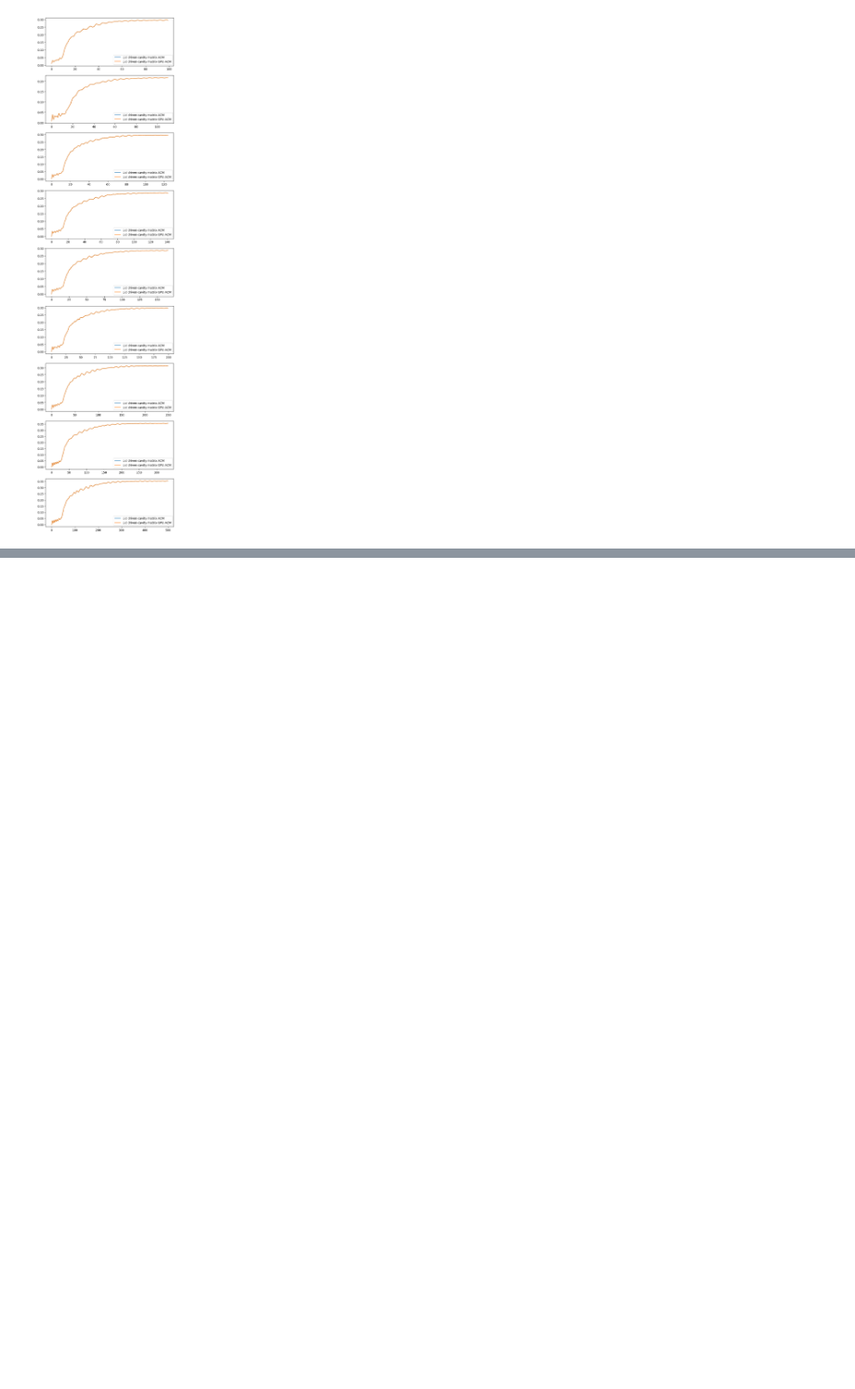
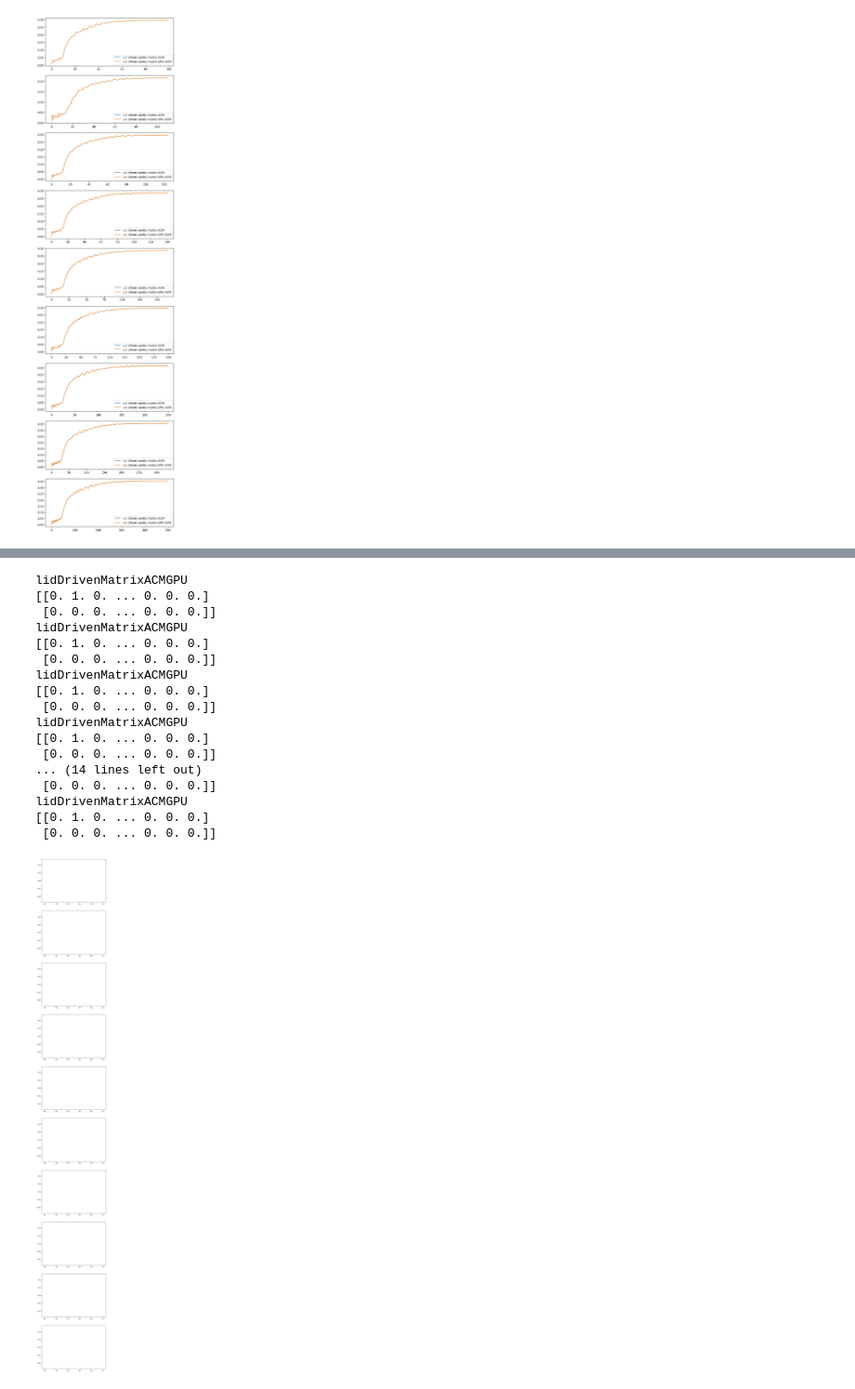
Before and after one commit to ggasper/lid-driven-cavity-gpu, a Jupyter notebook: benchmark/benchmark.ipynb, the cells around one changed output, grey strips where cells are left out. Shown at 93% size. Saved outputs shown, nothing was run; the diff lists cells and outputs as text; code cells hidden in the pictures; blank space fills up the shorter version.

```diff
--- a/benchmark/benchmark.ipynb
+++ b/benchmark/benchmark.ipynb
@@ -239,0 +269,33 @@ ax.legend()
+# %%
+fig, axs = plt.subplots(len(hs_acm), figsize=(8,64))
+colors = ['red', 'blue', 'green', 'purple', 'orange']
+markers = ['s', 'x', '^', '+', 'D']
+for i, h in enumerate(hs_acm):
+    for j, (name, program) in enumerate(programs_acm.items()):
+        result_file = Path('..') / get_output_path(program, h)
+        with h5py.File(result_file) as f:
+            u = np.array(f['velocity'], dtype=np.float64)
+            pos = np.array(f['domain/pos'], dtype=np.float64)
+            if j == 1:
+                print(program)
+                print(u)
+                midplane_velocity_profile(axs[i], pos, u, h, markers[j], colors[j])
+# %% [output]
+lidDrivenMatrixACMGPU
+[[0. 1. 0. ... 0. 0. 0.]
+ [0. 0. 0. ... 0. 0. 0.]]
+lidDrivenMatrixACMGPU
+[[0. 1. 0. ... 0. 0. 0.]
+ [0. 0. 0. ... 0. 0. 0.]]
+lidDrivenMatrixACMGPU
+[[0. 1. 0. ... 0. 0. 0.]
+ [0. 0. 0. ... 0. 0. 0.]]
+lidDrivenMatrixACMGPU
+[[0. 1. 0. ... 0. 0. 0.]
+ [0. 0. 0. ... 0. 0. 0.]]
+... (14 lines left out)
+ [0. 0. 0. ... 0. 0. 0.]]
+lidDrivenMatrixACMGPU
+[[0. 1. 0. ... 0. 0. 0.]
+ [0. 0. 0. ... 0. 0. 0.]]
+[figure, added]
```
Also changed, not shown: parts of 6 cells of this notebook, 1 other file.
